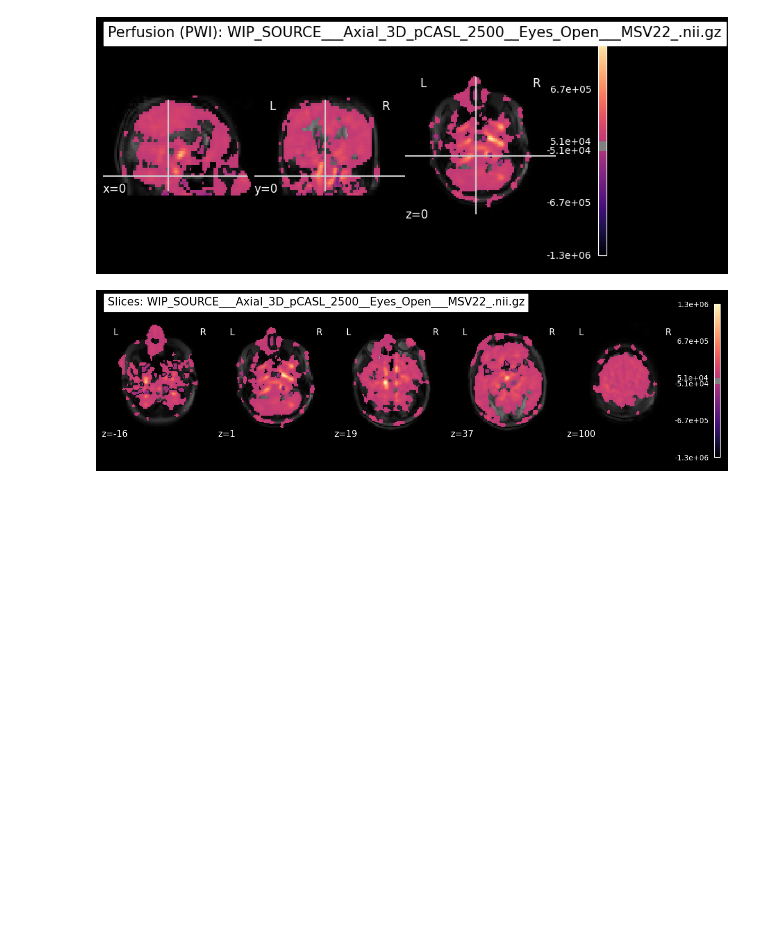
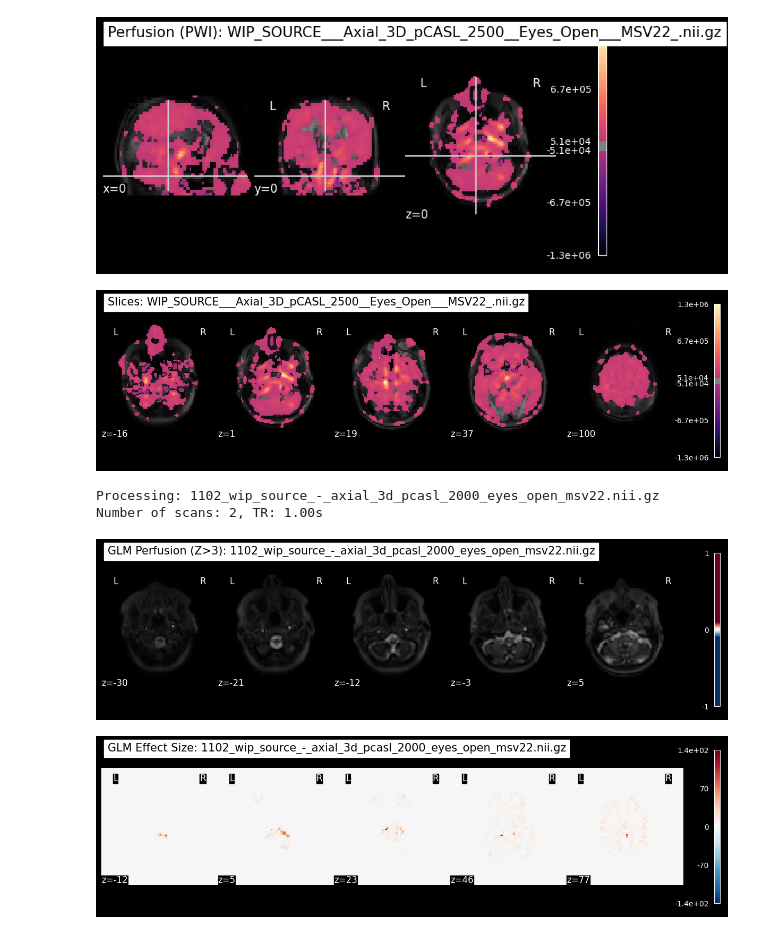
Before and after one commit to prayas-sanyal/MRI_eval, a Jupyter notebook: fMRI_prep.ipynb, the cells around one changed output. Saved outputs shown, nothing was run; the diff lists cells and outputs as text; code cells hidden in the pictures; blank space fills up the shorter version.

```diff
--- a/fMRI_prep.ipynb
+++ b/fMRI_prep.ipynb
@@ -122,3 +122,80 @@ ASL: WIP_SOURCE___Axial_3D_pCASL_2000__Eyes_Open___MSV22_.nii.gz
 ASL: WIP_SOURCE___Axial_3D_pCASL_2500__Eyes_Open___MSV22_.nii.gz
 [figure]
 [figure]
+# %%
+
+from nilearn.glm.first_level import FirstLevelModel
+from nilearn import plotting, image
+import pandas as pd
+
+
+data_dir = Path("processed_data/fMRI")
+output_dir = Path("processed_data/fMRI/glm_results")
+output_dir.mkdir(parents=True, exist_ok=True)
+
+
+pcasl_files = list(data_dir.glob("*pCASL*.nii.gz"))
+pcasl_files = [f for f in pcasl_files if "PWI" not in f.name and "mean" not in f.name]
+
+
+pcasl_path = pcasl_files[0]
+print(f"Processing: {pcasl_path.name}")
+
+
+img = nib.load(str(pcasl_path))
+data = img.get_fdata()
+n_scans = data.shape[3]
+tr = img.header.get_zooms()[3]
+print(f"Number of scans: {n_scans}, TR: {tr:.2f}s")
+
+if n_scans % 2 != 0:
+    data = data[..., :-1]
+    img = nib.Nifti1Image(data, img.affine, img.header)
+    n_scans -= 1
+
+frame_times = np.arange(n_scans) * tr
+conditions = np.tile([0.5, -0.5], n_scans // 2)
+
+design_matrix = pd.DataFrame({
+    'perfusion': conditions,
+    'constant': np.ones(n_scans)
+}, index=frame_times)
+
+from nilearn.plotting import plot_design_matrix
+plot_design_matrix(design_matrix)
+plt.savefig(output_dir / "design_matrix.png")
+plt.close()
+
+fmri_glm = FirstLevelModel(t_r=tr,
+                          noise_model='ar1',
+                          standardize=False,
+                          hrf_model=None,
+                          drift_model='cosine',
+                          high_pass=0.01)
+
+fmri_glm = fmri_glm.fit(img, design_matrices=design_matrix)
+
+contrast_val = np.array([1, 0])
+z_map = fmri_glm.compute_contrast(contrast_val, output_type='z_score')
+eff_map = fmri_glm.compute_contrast(contrast_val, output_type='effect_size')
+
+z_map.to_filename(output_dir / f"{pcasl_path.stem}_glm_z_map.nii.gz")
+eff_map.to_filename(output_dir / f"{pcasl_path.stem}_glm_effect_map.nii.gz")
+
+mean_img = image.mean_img(img)
+plotting.plot_stat_map(z_map, bg_img=mean_img, threshold=3.0,
+                      title=f"GLM Perfusion (Z>3): {pcasl_path.name}",
+                      display_mode='z', cut_coords=5)
+plt.savefig(output_dir / f"{pcasl_path.stem}_z_map.png")
+plt.show()
+
+plotting.plot_stat_map(eff_map, bg_img=mean_img, threshold='auto',
+                      title=f"GLM Effect Size: {pcasl_path.name}",
+                      display_mode='z', cut_coords=5)
+plt.savefig(output_dir / f"{pcasl_path.stem}_effect_map.png")
+plt.show()
+# %% [output]
+Processing: 1102_wip_source_-_axial_3d_pcasl_2000_eyes_open_msv22.nii.gz
+Number of scans: 2, TR: 1.00s
+[figure, added]
+[figure, added]
```
Also changed, not shown: parts of 2 cells of this notebook.
